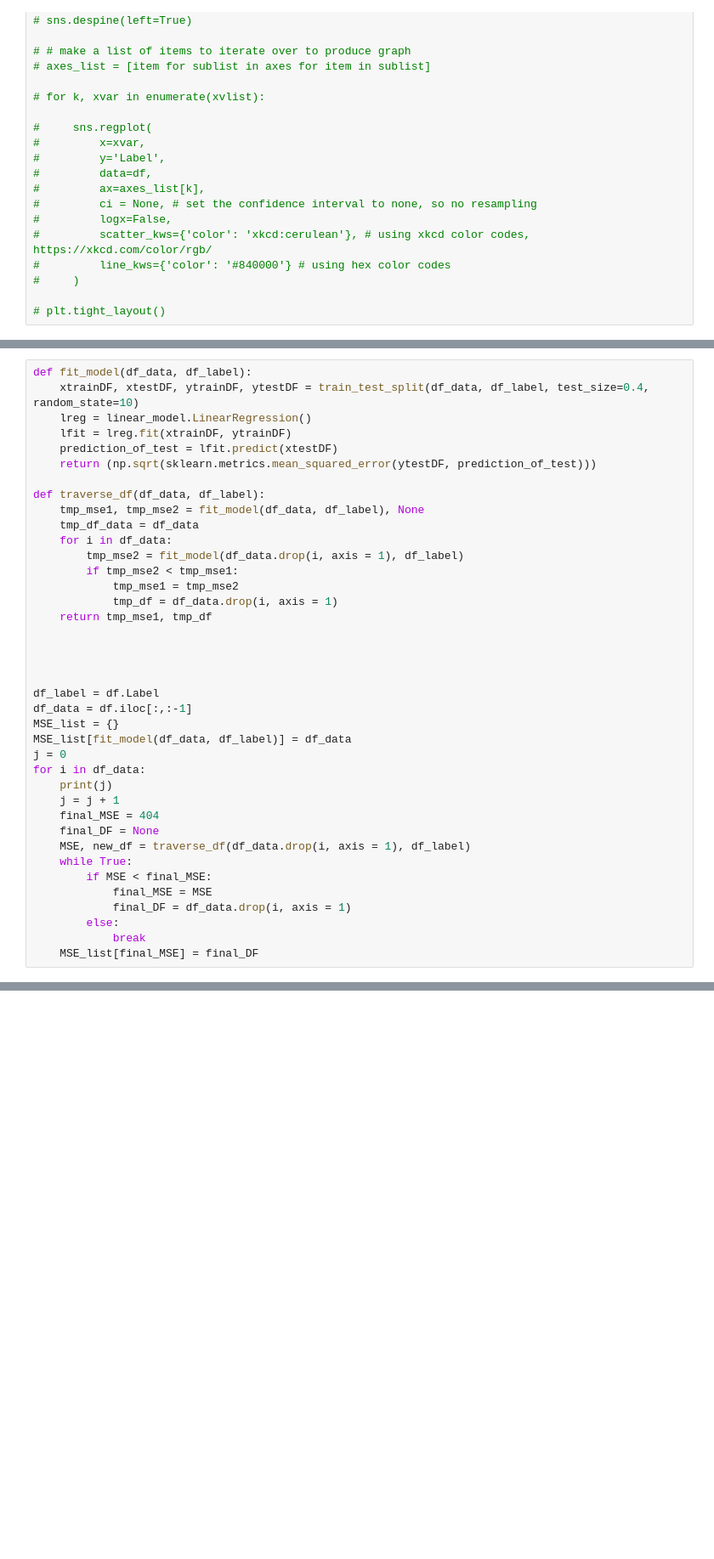
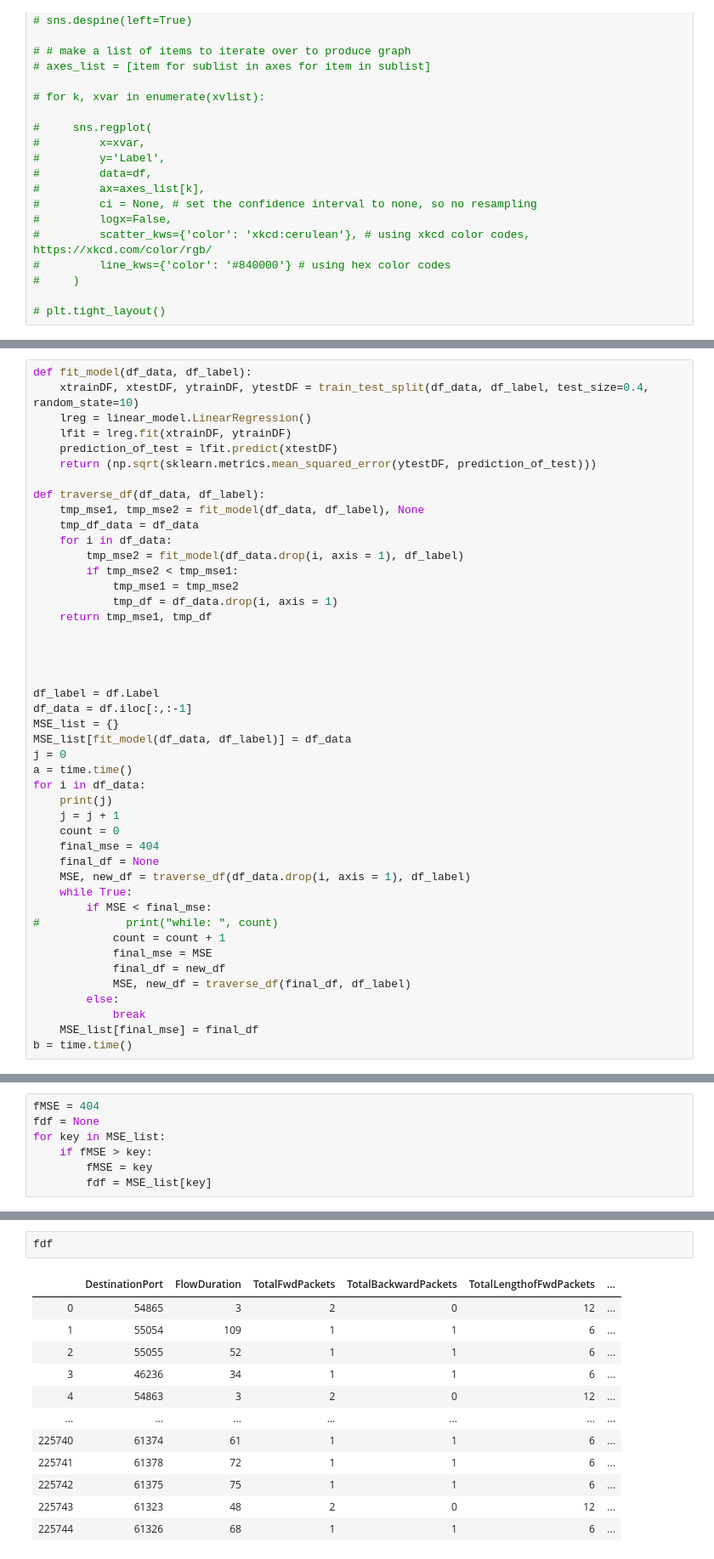
Before and after one commit to Alynoser/Capstone, a Jupyter notebook: DDoS.ipynb, the cells around one changed output, grey strips where cells are left out. Shown: that part at 85% size. Drawn from its saved outputs; the diff is of its cells as text; blank space fills up the shorter version.

```diff
--- a/DDoS.ipynb
+++ b/DDoS.ipynb
@@ -198,18 +215,24 @@ df_data = df.iloc[:,:-1]
 MSE_list = {}
 MSE_list[fit_model(df_data, df_label)] = df_data
 j = 0
+a = time.time()
 for i in df_data:
     print(j)
     j = j + 1
-    final_MSE = 404
-    final_DF = None
+    count = 0
+    final_mse = 404
+    final_df = None
     MSE, new_df = traverse_df(df_data.drop(i, axis = 1), df_label)
     while True:
-        if MSE < final_MSE:
-            final_MSE = MSE
-            final_DF = df_data.drop(i, axis = 1)
+        if MSE < final_mse:
+#             print("while: ", count)
+            count = count + 1
+            final_mse = MSE
+            final_df = new_df
+            MSE, new_df = traverse_df(final_df, df_label)
         else:
             break
-    MSE_list[final_MSE] = final_DF
+    MSE_list[final_mse] = final_df
+b = time.time()
 # %% [output]
 0
@@ -218 +239,8 @@ for i in df_data:
 KeyboardInterrupt:
+# %%
+fMSE = 404
+fdf = None
+for key in MSE_list:
+    if fMSE > key:
+        fMSE = key
+        fdf = MSE_list[key]
@@ -218,0 +251,15 @@ KeyboardInterrupt:
+# %%
+fdf
+# %% [output]
+|  | DestinationPort | FlowDuration | TotalFwdPackets | TotalBackwardPackets | TotalLengthofFwdPackets | ... |
+| 0 | 54865 | 3 | 2 | 0 | 12 | ... |
+| 1 | 55054 | 109 | 1 | 1 | 6 | ... |
+| 2 | 55055 | 52 | 1 | 1 | 6 | ... |
+| 3 | 46236 | 34 | 1 | 1 | 6 | ... |
+| 4 | 54863 | 3 | 2 | 0 | 12 | ... |
+| ... | ... | ... | ... | ... | ... | ... |
+| 225740 | 61374 | 61 | 1 | 1 | 6 | ... |
+| 225741 | 61378 | 72 | 1 | 1 | 6 | ... |
+| 225742 | 61375 | 75 | 1 | 1 | 6 | ... |
+| 225743 | 61323 | 48 | 2 | 0 | 12 | ... |
+| 225744 | 61326 | 68 | 1 | 1 | 6 | ... |
```
Also changed, not shown: parts of 10 cells of this notebook.
